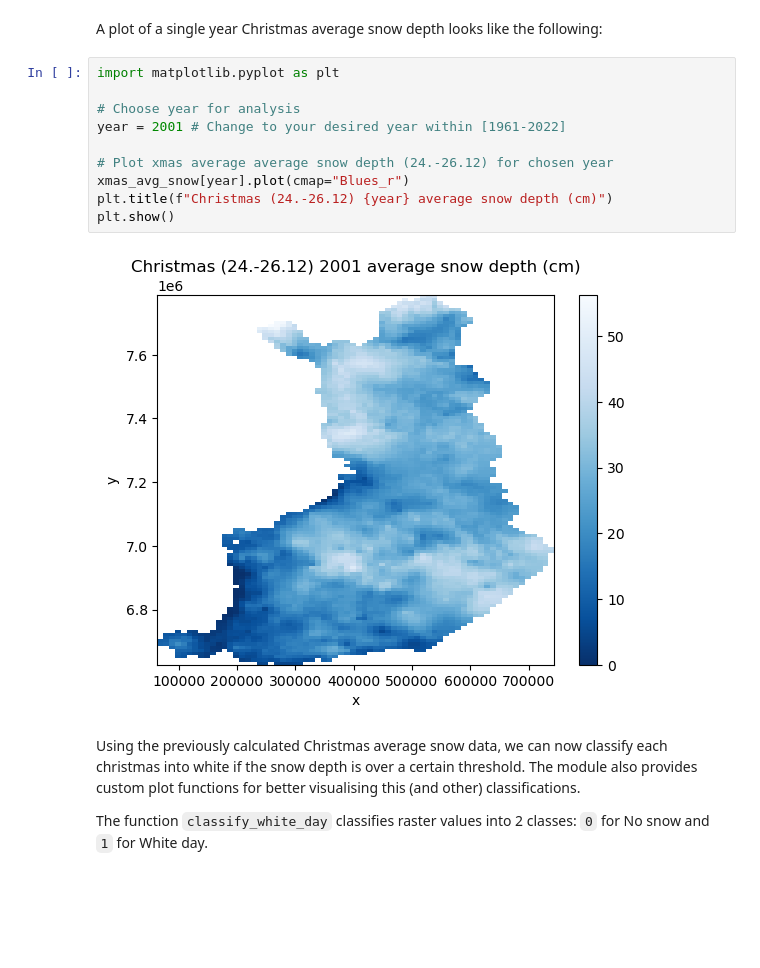
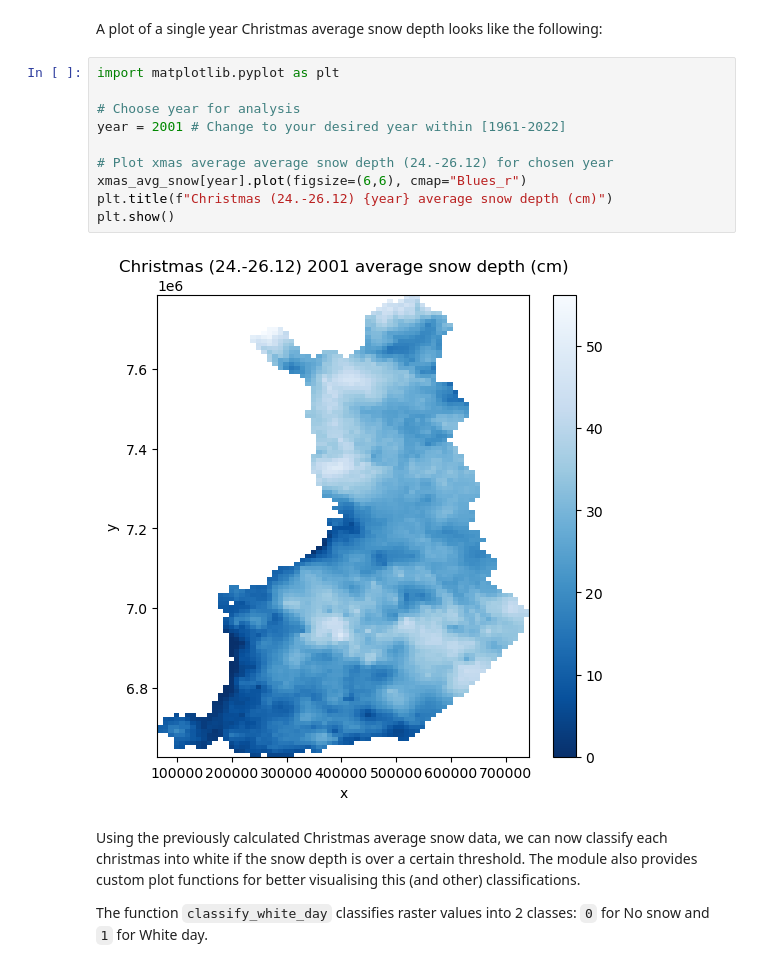
Before and after one commit to marcelomouta/white-christmas-project, a Jupyter notebook: final-assignment.ipynb, the cells around one changed output. Drawn from its saved outputs; the diff is of its cells as text; blank space fills up the shorter version.

```diff
--- a/final-assignment.ipynb
+++ b/final-assignment.ipynb
@@ -121,15 +122,15 @@ A plot of a single year Christmas average snow depth looks like the following:
 # %%
 import matplotlib.pyplot as plt
 
 # Choose year for analysis
 year = 2001 # Change to your desired year within [1961-2022]
 
 # Plot xmas average average snow depth (24.-26.12) for chosen year
-xmas_avg_snow[year].plot(cmap="Blues_r")
+xmas_avg_snow[year].plot(figsize=(6,6), cmap="Blues_r")
 plt.title(f"Christmas (24.-26.12) {year} average snow depth (cm)")
 plt.show()
 # %% [output]
-[figure, old version]
+[figure, new version]
 # %% [markdown]
 Using the previously calculated Christmas average snow data, we can now classify each christmas into white if the snow depth is over a certain threshold. The module also provides custom plot functions for better visualising this (and other) classifications.
 
```
Also changed, not shown: parts of 25 cells of this notebook.
